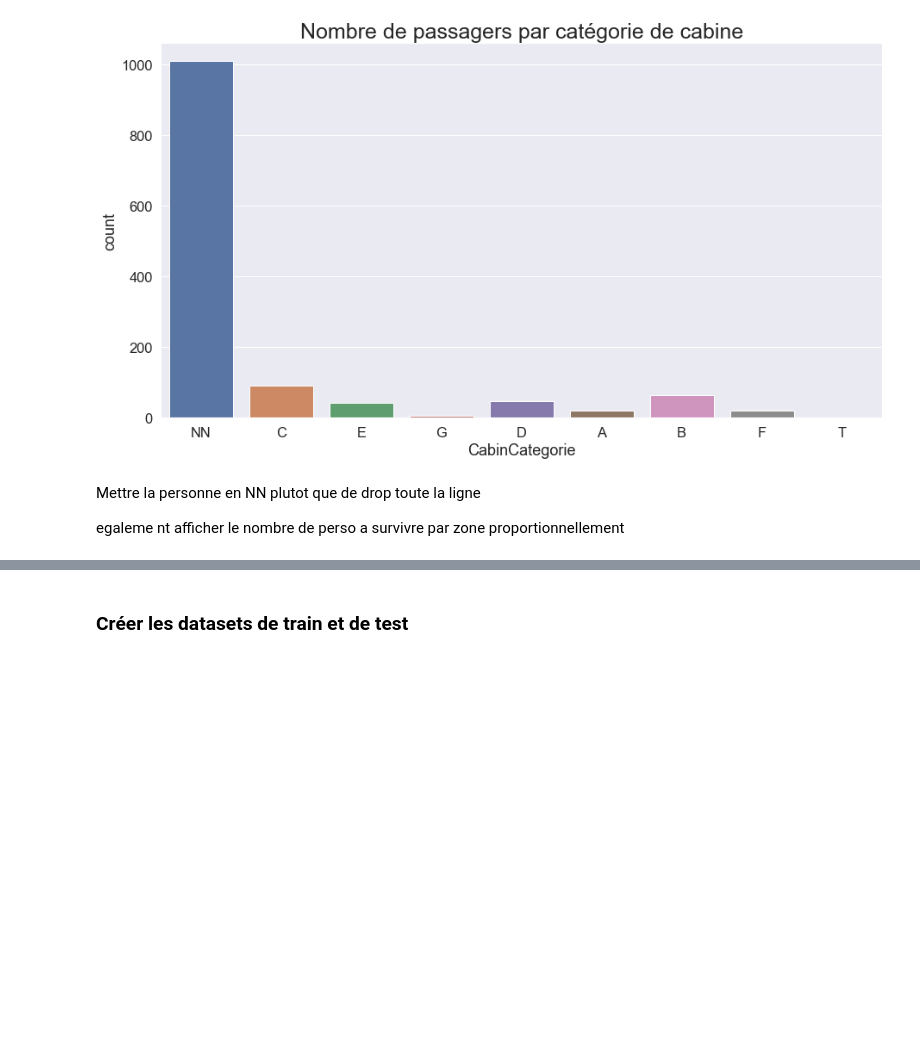
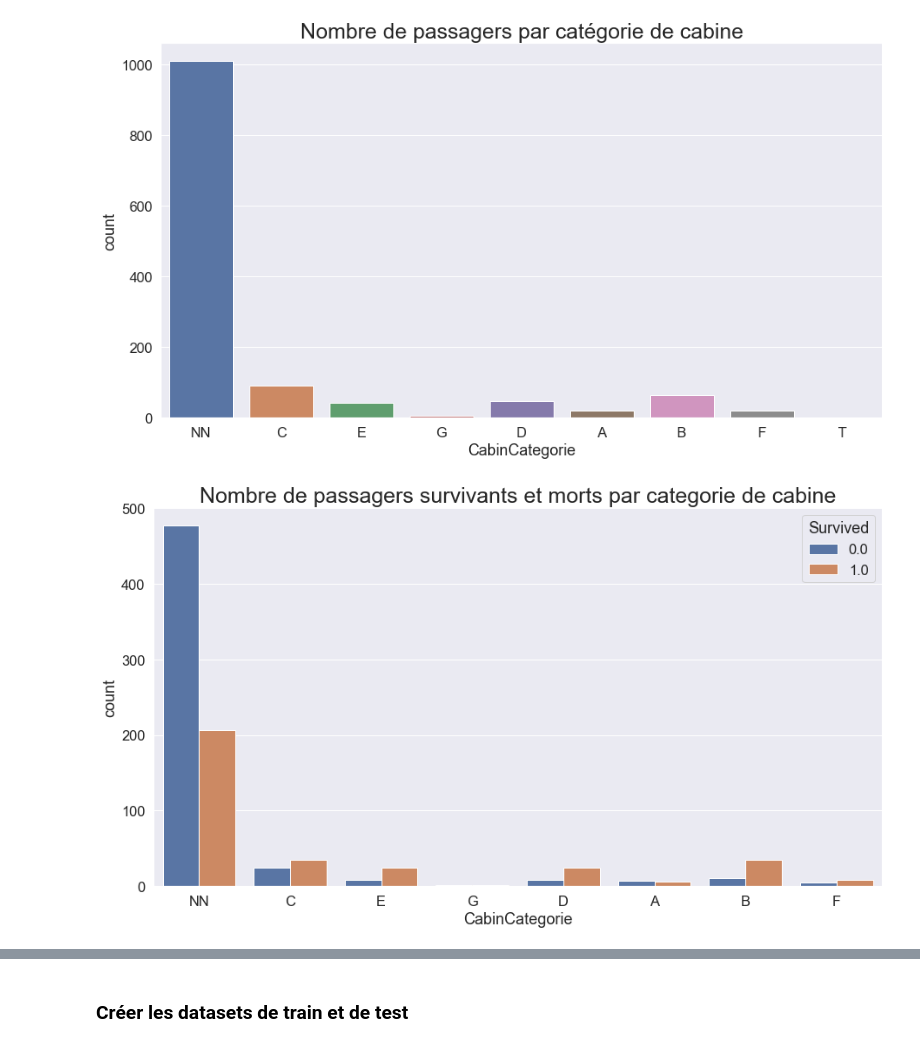
Before and after one commit to bouhamidi/Projet_fdd, a Jupyter notebook: PROJET_FDD.ipynb, the cells around one changed output, grey strips where cells are left out. Cells and saved outputs as stored; diff of their text form; code cells hidden in the pictures; blank space fills up the shorter version.

```diff
--- a/PROJET_FDD.ipynb
+++ b/PROJET_FDD.ipynb
@@ -545,7 +549,11 @@ merged_df=merged_df[merged_df['CabinCategorie']!="T"]
-# %% [markdown]
-Mettre la personne en NN plutot que de drop toute la ligne
-
-egaleme nt afficher le nombre de perso a survivre par zone proportionnellement
+# %%
+plt.figure(figsize=(15,8))
+plt.title("Nombre de passagers survivants et morts par categorie de cabine", fontsize=25)
+
+sns.countplot(x=merged_df['CabinCategorie'],hue='Survived', data=merged_df);
+#plt.savefig("Nombre de surviants par lieu d'embarquement.jpg");
+# %% [output]
+[figure, added]
 # %%
 merged_df
 # %% [output]
```
Also changed, not shown: parts of 144 cells of this notebook.
